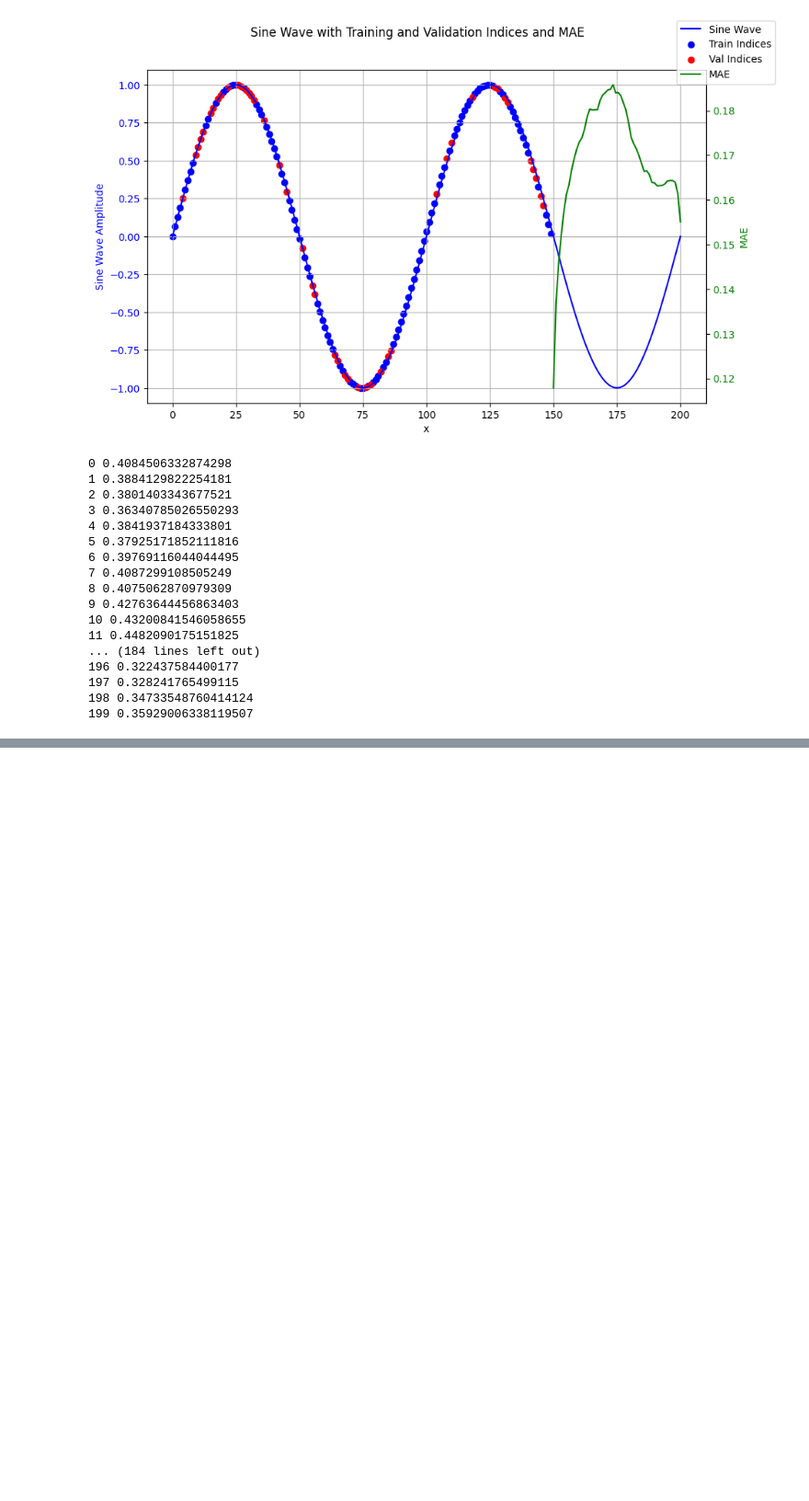
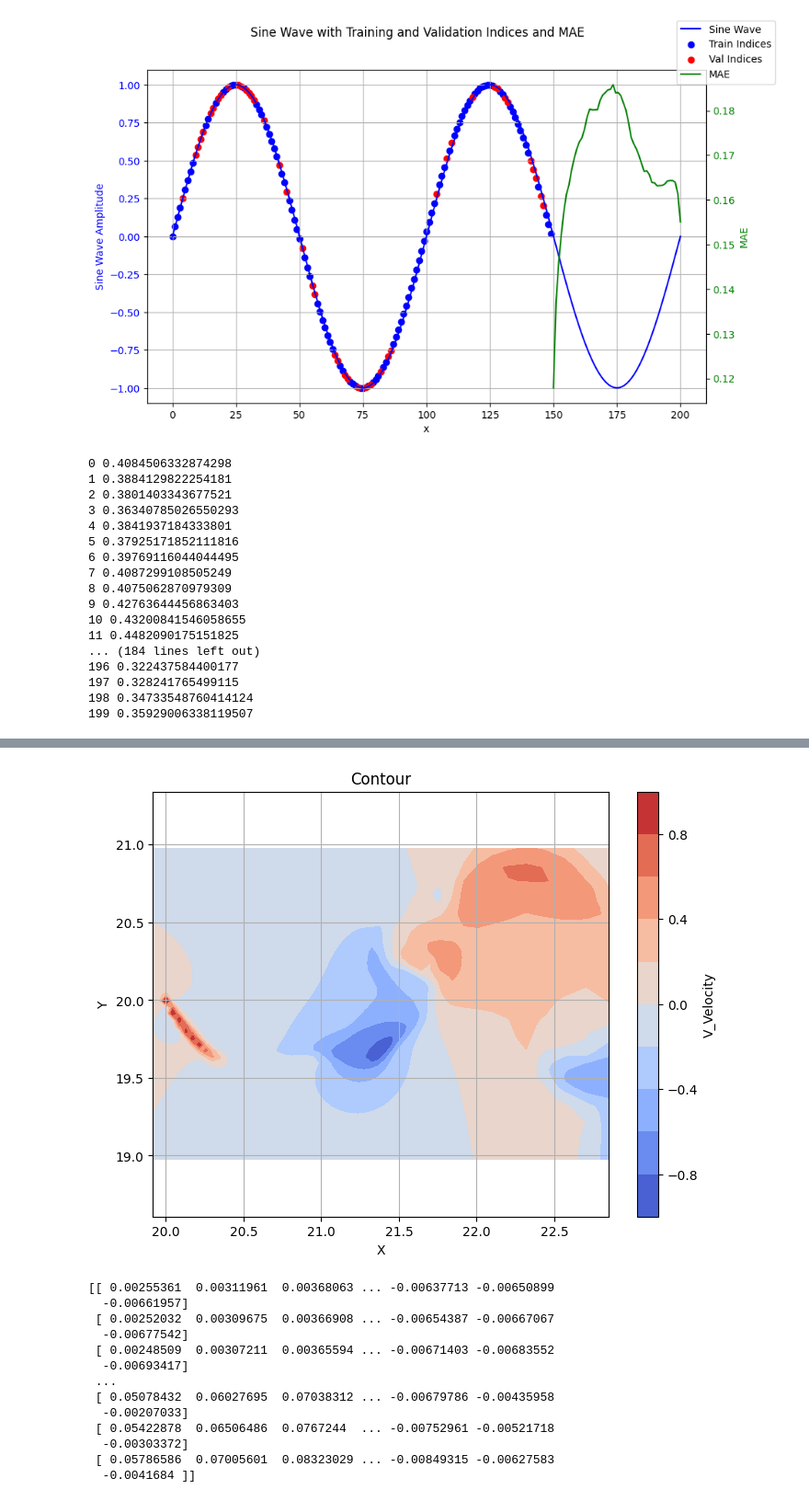
Before and after one commit to sushrutkr/AeTHERON, a Jupyter notebook: data/preprocessing/proc.ipynb, the cells around one changed output, grey strips where cells are left out. Shown at 92% size. Cells and saved outputs as stored; diff of their text form; code cells hidden in the pictures; blank space fills up the shorter version.

```diff
--- a/data/preprocessing/proc.ipynb
+++ b/data/preprocessing/proc.ipynb
@@ -412 +399,41 @@ Saved ../data/_4.vtk
 '\nOld Code to generate data from .vti files\n\n'
+# %%
+import matplotlib.pyplot as plt
+
+levels = np.linspace(-1, 1, 11)
+
+nz = 21
+tstep = 199
+plt.figure(figsize=(8, 6))
+plt.contourf(data_sampled[tstep,0,:,:,nz], data_sampled[tstep,1,:,:,nz], data_sampled[tstep,4,:,:,nz], cmap='coolwarm',levels=levels)
+plt.colorbar(label='V_Velocity')
+plt.xlabel('X')
+plt.ylabel('Y')
+plt.title('Contour')
+plt.grid(True)
+plt.axis('equal')
+plt.show()
+plt.close()
+
+plt.figure(1)
+plt.hist((data_sampled[:,3,:,:,:]-1).flatten(), bins=500, density=True, alpha=0.7, color='blue')
+plt.xlabel('Pressure')
+plt.ylabel('freq')
+plt.savefig("u_hist.png")
+
+print(data[tstep,4,:,:,nz])
+# %% [output]
+[figure, added]
+[[ 0.00255361  0.00311961  0.00368063 ... -0.00637713 -0.00650899
+  -0.00661957]
+ [ 0.00252032  0.00309675  0.00366908 ... -0.00654387 -0.00667067
+  -0.00677542]
+ [ 0.00248509  0.00307211  0.00365594 ... -0.00671403 -0.00683552
+  -0.00693417]
+ ...
+ [ 0.05078432  0.06027695  0.07038312 ... -0.00679786 -0.00435958
+  -0.00207033]
+ [ 0.05422878  0.06506486  0.0767244  ... -0.00752961 -0.00521718
+  -0.00303372]
+ [ 0.05786586  0.07005601  0.08323029 ... -0.00849315 -0.00627583
+  -0.0041684 ]]
```
Also changed, not shown: parts of 3 cells of this notebook, 17 other files.
